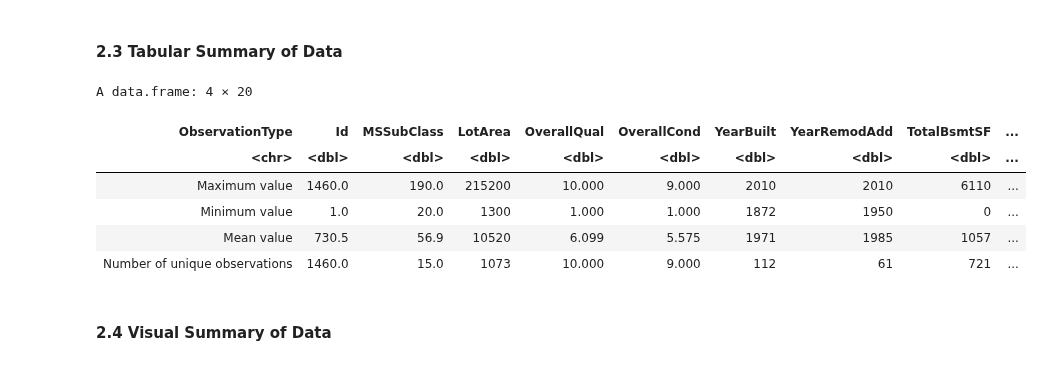
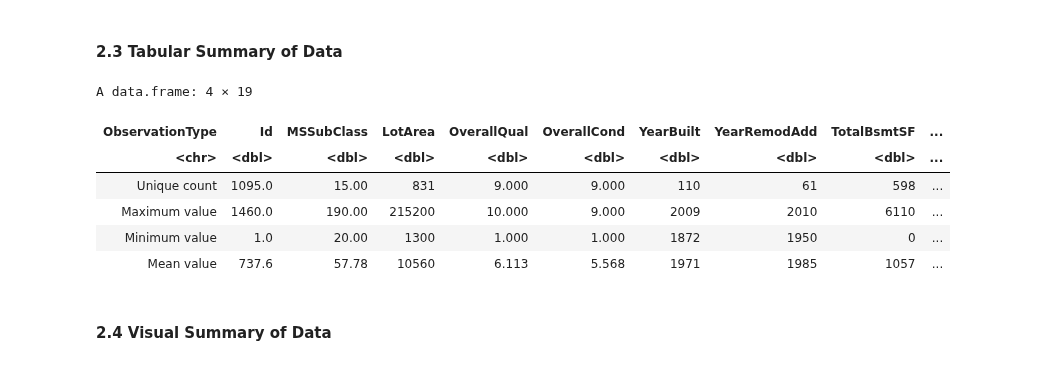
Before and after one commit to jerdavies/home-price-regression, a Jupyter notebook: Project-Proposal.ipynb, the cells around one changed output. Drawn from its saved outputs; the diff is of its cells as text; code cells hidden in the pictures.

```diff
--- a/Project-Proposal.ipynb
+++ b/Project-Proposal.ipynb
@@ -59,12 +56,19 @@ Warning message:
 # %% [markdown]
 #### 2.2 Clean and wrangle data
 # %%
+# In this cell, we clean and pre-process the data
+# Note: original dataset is already tidy (each obs forms a row, each variable a column, each cell a single measurement)
+
+# Rename invalid column header
 names(data)[70] <- "ThreeSsnPorch"
+
+# Select only the columns (variables) that we evaluated as meaningfully and potentially significant
 data_selected <- data %>%
     select(Id, MSSubClass, LotArea, LotConfig, Neighborhood, BldgType, HouseStyle, OverallQual, OverallCond, YearBuilt, YearRemodAdd, Exterior1st, Exterior2nd, TotalBsmtSF, GrLivArea, BsmtFullBath, BsmtHalfBath, FullBath, HalfBath, KitchenAbvGr, TotRmsAbvGrd, Fireplaces, GarageCars, GarageArea, WoodDeckSF, OpenPorchSF, EnclosedPorch,
            ThreeSsnPorch,
            ScreenPorch, PoolArea, MoSold, YrSold, SalePrice) %>%
-    mutate(HasDeck = WoodDeckSF > 0,HasPorch = (OpenPorchSF > 0 | EnclosedPorch > 0 | ThreeSsnPorch > 0 | ScreenPorch > 0), HasPool = PoolArea > 0, NumFullBaths = BsmtFullBath + FullBath, NumHalfBaths = BsmtHalfBath + HalfBath) %>%
+    mutate(HasDeck = WoodDeckSF > 0,HasPorch = (OpenPorchSF > 0 | EnclosedPorch > 0 | ThreeSsnPorch > 0 | ScreenPorch > 0), HasPool = PoolArea > 0, NumTotalBaths = BsmtFullBath + FullBath + 0.5*(BsmtHalfBath + HalfBath)) %>%
     select(-WoodDeckSF, -OpenPorchSF, -EnclosedPorch, -ThreeSsnPorch, -ScreenPorch, -PoolArea, -BsmtFullBath, -BsmtHalfBath, -FullBath, -HalfBath)
 
-data_selected_numeric <- select_if(data_selected,is.numeric)
+# Inspect clean dataframe
+data_selected
@@ -71,42 +88,43 @@ data_selected_numeric <- select_if(data_selected,is.numeric)
 # %%
-library(tidymodels)
+#In this cell we split data into a training and testing set
 set.seed(1234)
 
 data_selected <- as.data.frame(data_selected)
 
-data_selected <- initial_split(data, prop = 3/4, strata = NULL)
-data_train <- training(data_selected)
-data_test <- testing(data_selected)
+data_split <- initial_split(data_selected, prop = 3/4, strata = NULL)
+data_train <- training(data_split)
+data_test <- testing(data_split)
+
+# Also prepare df with only numeric columns (training dataset ONLY)
+data_selected_numeric <- select_if(data_train,is.numeric)
 # %% [markdown]
 #### 2.3 Tabular Summary of Data
 # %%
-#Using only training data, summarize the data in at least one table (this is exploratory data analysis).
-#An example of a useful table could be one that reports the number of observations in each class,
-#the means of the predictor variables you plan to use in your analysis and how many rows have missing data.
-options(repr.matrix.max.cols = 22)
+#options(repr.matrix.max.cols = 22)
 
-data_max <- summarize_all(data_selected_numeric,max, na.rm = TRUE)   # !!! NEED TO USE TRAINING DATA
-data_min <- summarize_all(data_selected_numeric,min, na.rm = TRUE)   # !!! NEED TO USE TRAINING DATA
-data_mean <- summarize_all(data_selected_numeric,mean, na.rm = TRUE)   # !!! NEED TO USE TRAINING DATA
-data_unique_counts <- summarize_all(data_selected_numeric,n_distinct,na.rm=TRUE)  # !!! NEED TO USE TRAINING DATA
+# Calculate descriptive summary stats by variable
+data_unique_counts <- summarize_all(data_selected_numeric,n_distinct,na.rm=TRUE)
+data_max <- summarize_all(data_selected_numeric,max, na.rm = TRUE)
+data_min <- summarize_all(data_selected_numeric,min, na.rm = TRUE)
+data_mean <- summarize_all(data_selected_numeric,mean, na.rm = TRUE)
 
-data_observations <- data_max %>%
+# Bind summary stats into one summary table
+data_observations <- data_unique_counts %>%
+    rbind(data_max) %>%
     rbind(data_min) %>%
     rbind(data_mean) %>%
-    rbind(data_unique_counts) %>%
     signif(4)
-data_observations <- cbind(ObservationType = c("Maximum value","Minimum value", "Mean value", "Number of unique observations"), data_observations)
-
+data_observations <- cbind(ObservationType = c("Unique count", "Maximum value","Minimum value", "Mean value"), data_observations)
 
 data_observations
 # %% [output]
-A data.frame: 4 × 20
+A data.frame: 4 × 19
 | ObservationType | Id | MSSubClass | LotArea | OverallQual | OverallCond | YearBuilt | YearRemodAdd | TotalBsmtSF | ... |
 | <chr> | <dbl> | <dbl> | <dbl> | <dbl> | <dbl> | <dbl> | <dbl> | <dbl> | ... |
-| Maximum value | 1460.0 | 190.0 | 215200 | 10.000 | 9.000 | 2010 | 2010 | 6110 | ... |
-| Minimum value | 1.0 | 20.0 | 1300 | 1.000 | 1.000 | 1872 | 1950 | 0 | ... |
-| Mean value | 730.5 | 56.9 | 10520 | 6.099 | 5.575 | 1971 | 1985 | 1057 | ... |
-| Number of unique observations | 1460.0 | 15.0 | 1073 | 10.000 | 9.000 | 112 | 61 | 721 | ... |
+| Unique count | 1095.0 | 15.00 | 831 | 9.000 | 9.000 | 110 | 61 | 598 | ... |
+| Maximum value | 1460.0 | 190.00 | 215200 | 10.000 | 9.000 | 2009 | 2010 | 6110 | ... |
+| Minimum value | 1.0 | 20.00 | 1300 | 1.000 | 1.000 | 1872 | 1950 | 0 | ... |
+| Mean value | 737.6 | 57.78 | 10560 | 6.113 | 5.568 | 1971 | 1985 | 1057 | ... |
 # %% [markdown]
 #### 2.4 Visual Summary of Data
 # %%
```
Also changed, not shown: parts of 3 cells of this notebook.
